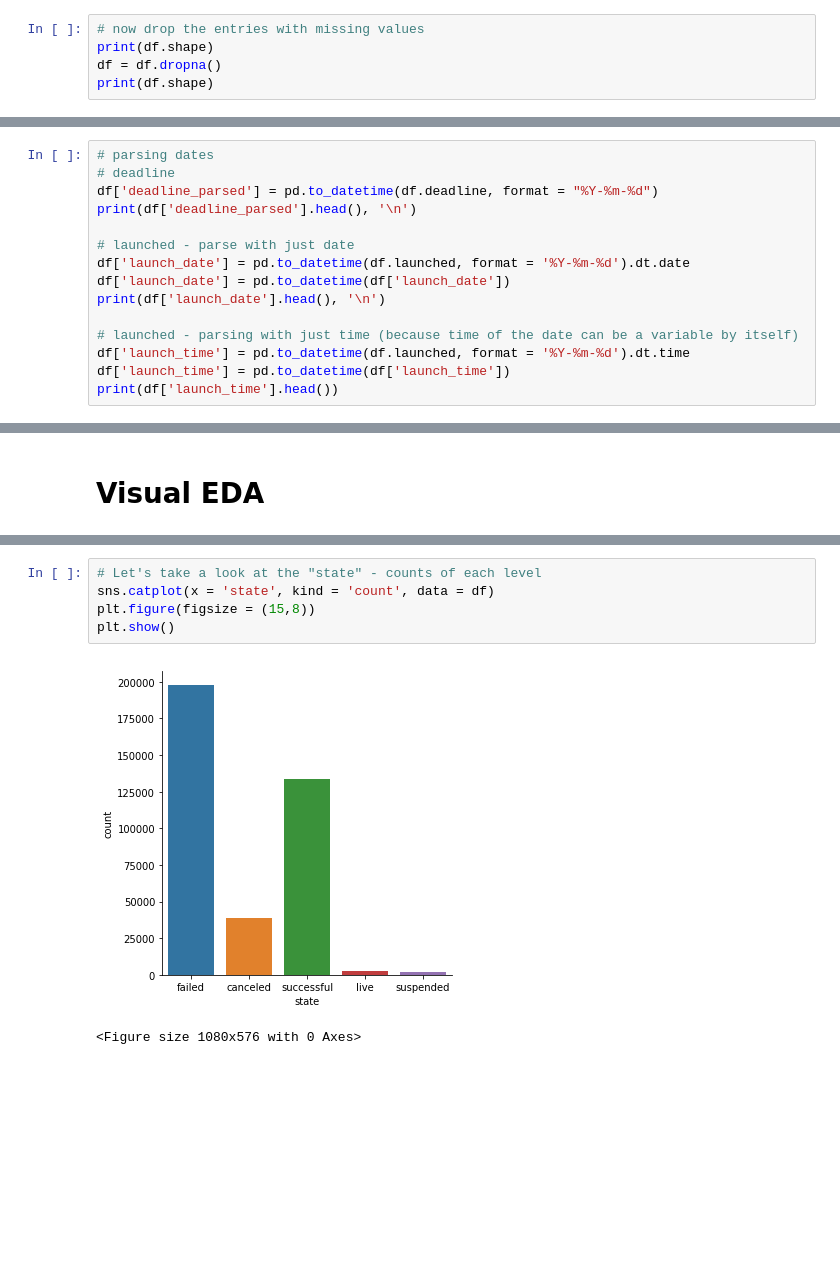
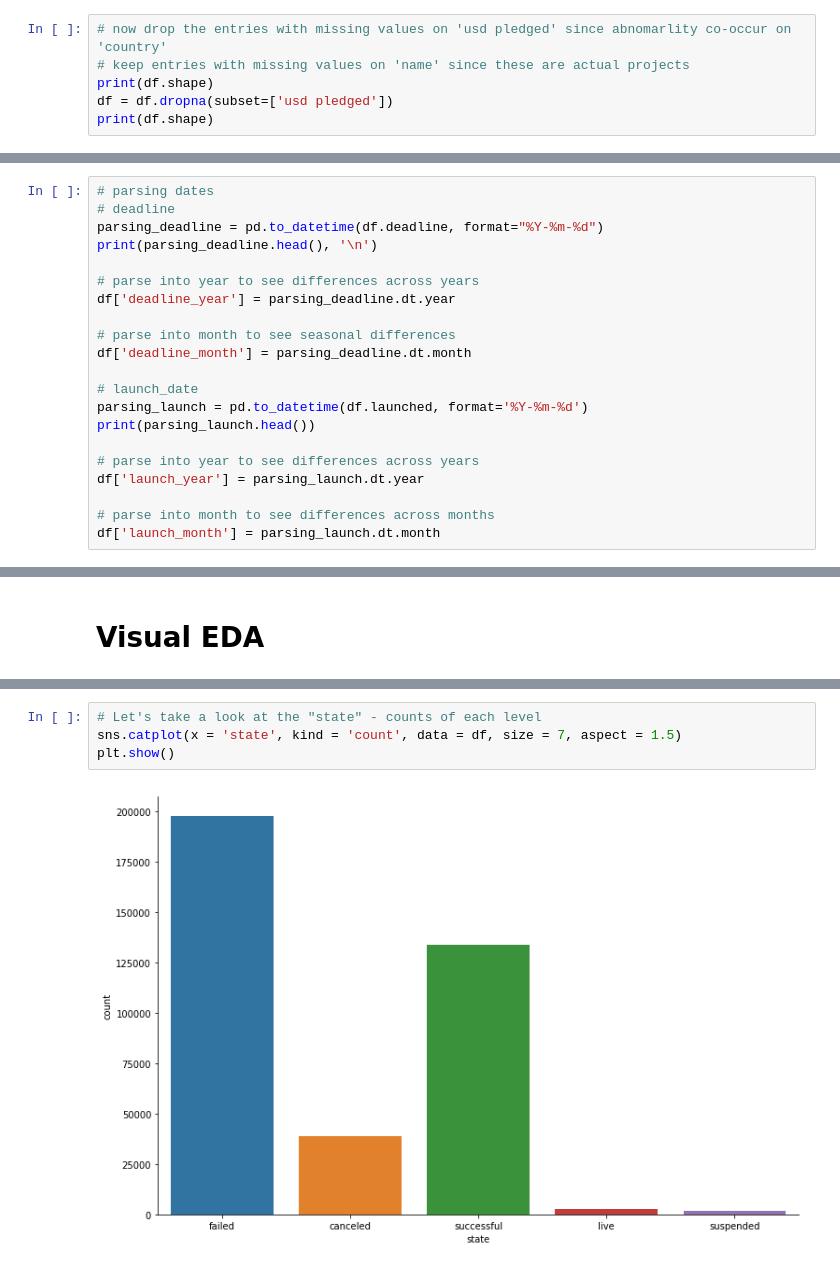
Before and after one commit to holiday007/-Springboard-Holiday_Projects, a Jupyter notebook: Springboard Project/Spring Board Capstone Project - 2. Composition EDA on 2018 Data.ipynb, the cells around one changed output, grey strips where cells are left out. Saved outputs shown, nothing was run; the diff lists cells and outputs as text; blank space fills up the shorter version.

```diff
--- a/Springboard Project/Spring Board Capstone Project - 2. Composition EDA on 2018 Data.ipynb
+++ b/Springboard Project/Spring Board Capstone Project - 2. Composition EDA on 2018 Data.ipynb
@@ -137,9 +135,10 @@ df_that = df[df['usd pledged'].isnull()]
 # %% [markdown]
 the test confirmed the assumption, so dropping the entries with missing values will also take care of this oddity
 # %%
-# now drop the entries with missing values
+# now drop the entries with missing values on 'usd pledged' since abnomarlity co-occur on 'country'
+# keep entries with missing values on 'name' since these are actual projects
 print(df.shape)
-df = df.dropna()
+df = df.dropna(subset=['usd pledged'])
 print(df.shape)
 # %% [output]
 (378661, 15)
@@ -165,18 +164,3 @@ Name: deadline, dtype: object
 3    2012-03-17 03:24:11
 4    2015-07-04 08:35:03
 Name: launched, dtype: object
-# %%
-# parsing dates
-# deadline
-df['deadline_parsed'] = pd.to_datetime(df.deadline, format = "%Y-%m-%d")
-print(df['deadline_parsed'].head(), '\n')
-
-# launched - parse with just date
-df['launch_date'] = pd.to_datetime(df.launched, format = '%Y-%m-%d').dt.date
-df['launch_date'] = pd.to_datetime(df['launch_date'])
-print(df['launch_date'].head(), '\n')
-
-# launched - parsing with just time (because time of the date can be a variable by itself)
-df['launch_time'] = pd.to_datetime(df.launched, format = '%Y-%m-%d').dt.time
-df['launch_time'] = pd.to_datetime(df['launch_time'])
-print(df['launch_time'].head())
@@ -197,0 +167,21 @@ TypeError: <class 'datetime.time'> is not convertible to datetime
+# %%
+# parsing dates
+# deadline
+parsing_deadline = pd.to_datetime(df.deadline, format="%Y-%m-%d")
+print(parsing_deadline.head(), '\n')
+
+# parse into year to see differences across years
+df['deadline_year'] = parsing_deadline.dt.year
+
+# parse into month to see seasonal differences
+df['deadline_month'] = parsing_deadline.dt.month
+
+# launch_date
+parsing_launch = pd.to_datetime(df.launched, format='%Y-%m-%d')
+print(parsing_launch.head())
+
+# parse into year to see differences across years
+df['launch_year'] = parsing_launch.dt.year
+
+# parse into month to see differences across months
+df['launch_month'] = parsing_launch.dt.month
@@ -220,10 +570,8 @@ None
 # %%
 # Let's take a look at the "state" - counts of each level
-sns.catplot(x = 'state', kind = 'count', data = df)
-plt.figure(figsize = (15,8))
+sns.catplot(x = 'state', kind = 'count', data = df, size = 7, aspect = 1.5)
 plt.show()
 # %% [output]
-[figure, old version]
+[figure, new version]
-<Figure size 1080x576 with 0 Axes>
 # %%
 # separate by 'main_category'
```
Also changed, not shown: parts of 50 cells of this notebook.
